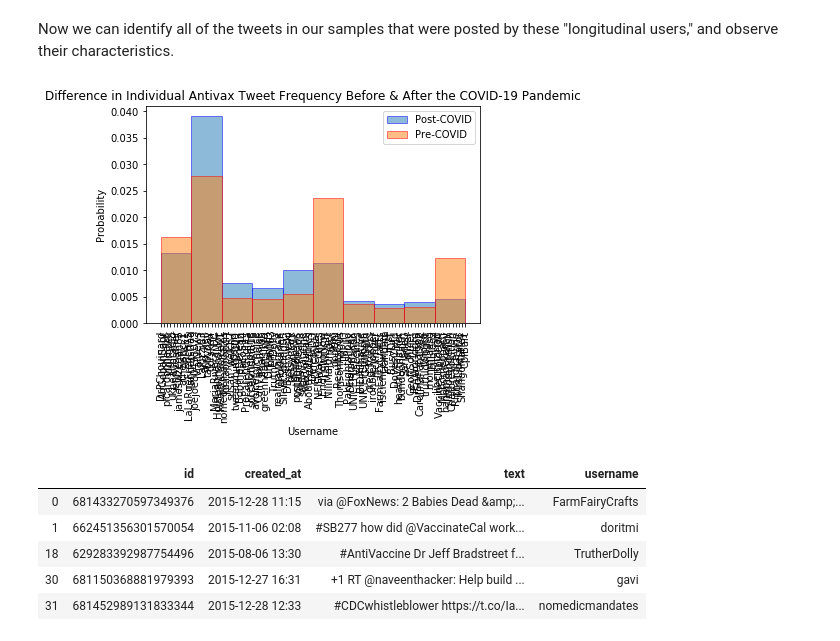
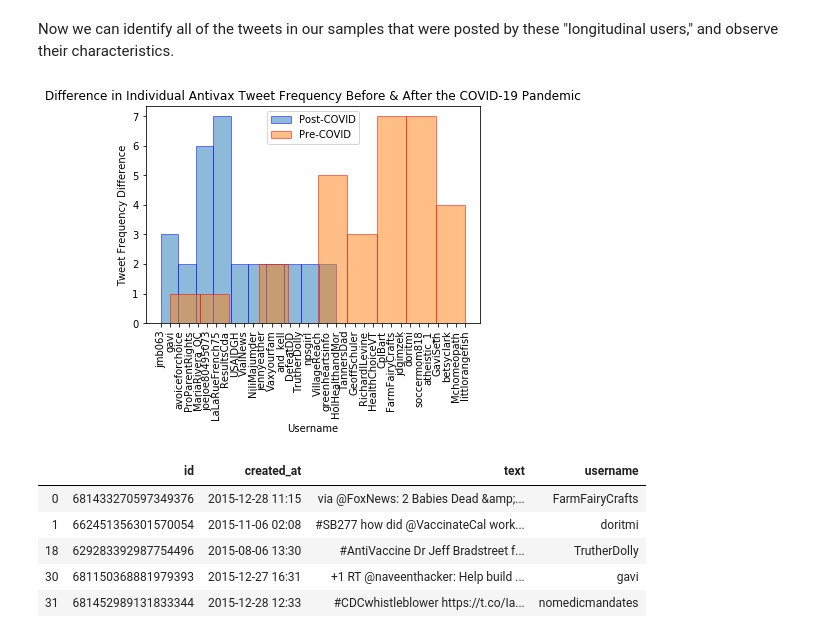
Before and after one commit to PaulCaroline/comm313_S21_Final_Project, a Jupyter notebook: data_analysis/preliminary_analysis.ipynb, the cells around one changed output. Cells and saved outputs as stored; diff of their text form; code cells hidden in the pictures.

```diff
--- a/data_analysis/preliminary_analysis.ipynb
+++ b/data_analysis/preliminary_analysis.ipynb
@@ -377,16 +386,16 @@ pre_df = pre_df[pre_df['username'].apply(lambda u: u in longitudinal_users)]
 post_df = post_df[post_df['username'].apply(lambda u: u in longitudinal_users)]
 # %%
 # Plot histogram of pre-covid tweet frequency among longitudinal users
-plt.hist(post_df['username'], alpha=0.5, edgecolor='blue', density=True)
-plt.hist(pre_df['username'], alpha=0.5, edgecolor='red', density=True)
+plt.hist(post_df.sample(30)['username'], alpha=0.5, edgecolor='blue', density=False)
+plt.hist(pre_df.sample(30)['username'], alpha=0.5, edgecolor='red', density=False)
 plt.title('Difference in Individual Antivax Tweet Frequency Before & After the COVID-19 Pandemic')
 plt.legend(['Post-COVID', 'Pre-COVID'])
 plt.xticks(rotation = 90)
 plt.xlabel('Username')
-plt.ylabel('Probability')
+plt.ylabel('Tweet Frequency Difference')
 plt.show()
 # %% [output]
-[figure, old version]
+[figure, new version]
 # %%
 pre_df.head().groupby('username')
 # %% [output]
```
Also changed, not shown: parts of 12 cells of this notebook.
